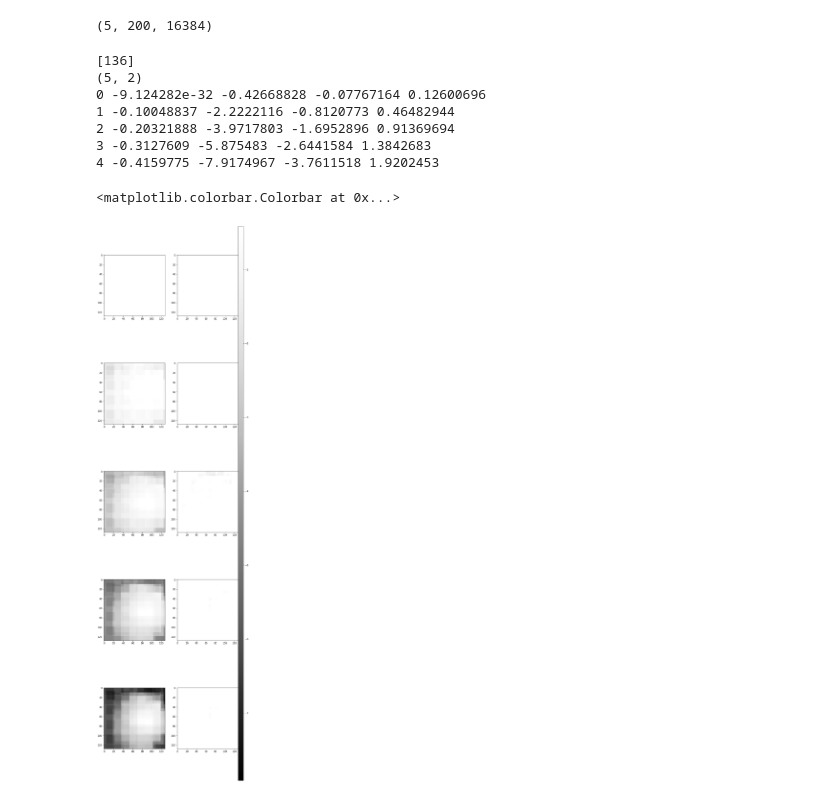
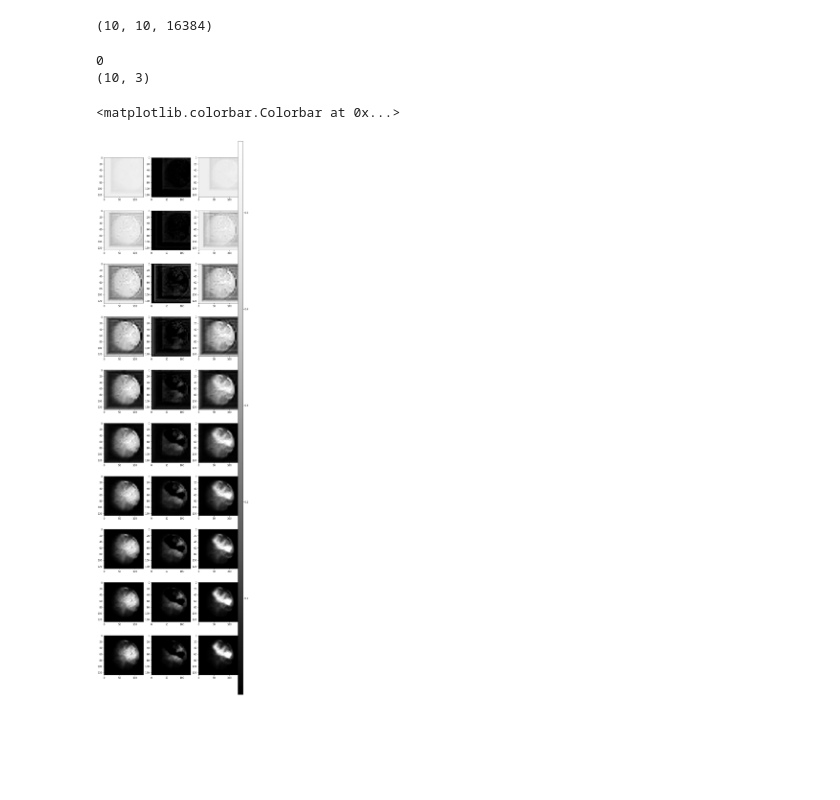
Before and after one commit to ATTPC/VAE-event-classification, a Jupyter notebook: notebooks/draw_model.ipynb, the cells around one changed output. Saved outputs shown, nothing was run; the diff lists cells and outputs as text; code cells hidden in the pictures; blank space fills up the shorter version.

```diff
--- a/notebooks/draw_model.ipynb
+++ b/notebooks/draw_model.ipynb
@@ -3,41 +3,44 @@ import numpy as np
 import matplotlib.pyplot as plt
 # %%
 d_fn = "./../drawing/canvasses.npy"
-drawings = np.load(d_fn)
+
+def sigmoid(x):
+    return 1/(1 +np.exp(-x))
+
+drawings = sigmoid(np.load(d_fn))
 # %%
 drawings.shape
 # %% [output]
-(5, 200, 16384)
+(10, 10, 16384)
 # %%
 T = drawings.shape[0]
-n_plots = 2
-which = np.random.randint(0, drawings.shape[1], (1,))
-ref = 1
+n_plots = 3
+which = 0
+ref = 4
+
 print(which)
-vmax = np.max(drawings[T-1][which[0]])
-vmin = np.min(drawings[T-1][which[0]])
+vmax = np.max(drawings[T-1][which])
+vmin = np.min(drawings[T-1][which])
 
 fig, ax = plt.subplots(nrows=T, ncols=n_plots, figsize=(10, 40) )
 print(ax.shape)
 
 for t in range(T):
     ao = ax[t]
-    w = which[0]
+    w = which
     normal = drawings[t][w].reshape((128, 128)) #- drawings[0][w].reshape((128, 128))
     delta = drawings[t][w].reshape((128, 128)) - drawings[t][ref].reshape((128, 128))
+    reference = drawings[t][ref].reshape((128, 128))
+
     ao[0].imshow(normal, vmin=vmin, vmax=vmax, cmap="Greys_r")
-    im = ao[1].imshow(delta, vmin=vmin, vmax=vmax, cmap="Greys_r")
-    print(t, np.max(normal), np.min(normal), np.average(normal), np.std(normal))
+    im = ao[2].imshow(reference, vmin=vmin, vmax=vmax, cmap="Greys_r")
+    ao[1].imshow(delta, vmin=vmin, vmax=vmax, cmap="Greys_r")
+    #print(t, np.max(normal), np.min(normal), np.average(normal), np.std(normal))
 
 cax = fig.add_axes([0.9, 0.1, 0.03, 0.8])
 fig.colorbar(im, cax=cax)
 # %% [output]
-[136]
-(5, 2)
-0 -9.124282e-32 -0.42668828 -0.07767164 0.12600696
-1 -0.10048837 -2.2222116 -0.8120773 0.46482944
-2 -0.20321888 -3.9717803 -1.6952896 0.91369694
-3 -0.3127609 -5.875483 -2.6441584 1.3842683
-4 -0.4159775 -7.9174967 -3.7611518 1.9202453
+0
+(10, 3)
 <matplotlib.colorbar.Colorbar at 0x...>
-[figure, old version]
+[figure, new version]
```
Also changed, not shown: parts of 6 cells of this notebook, 1 other file.
